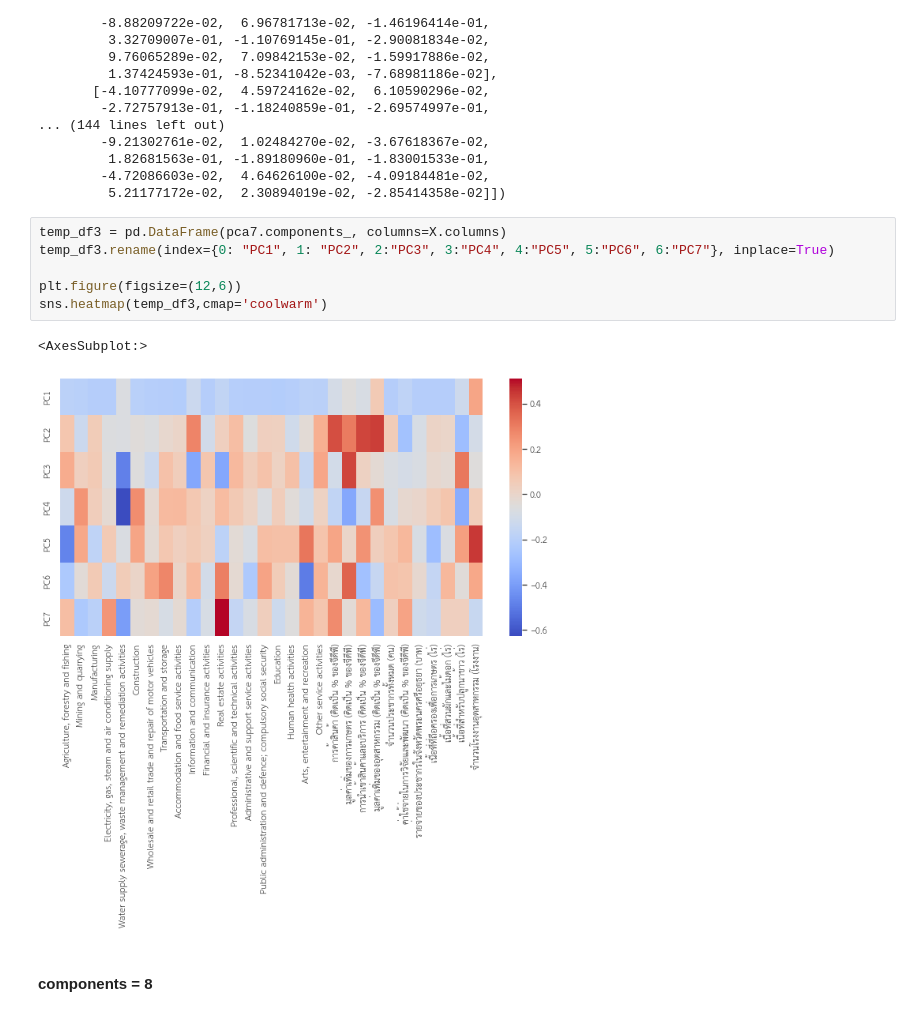
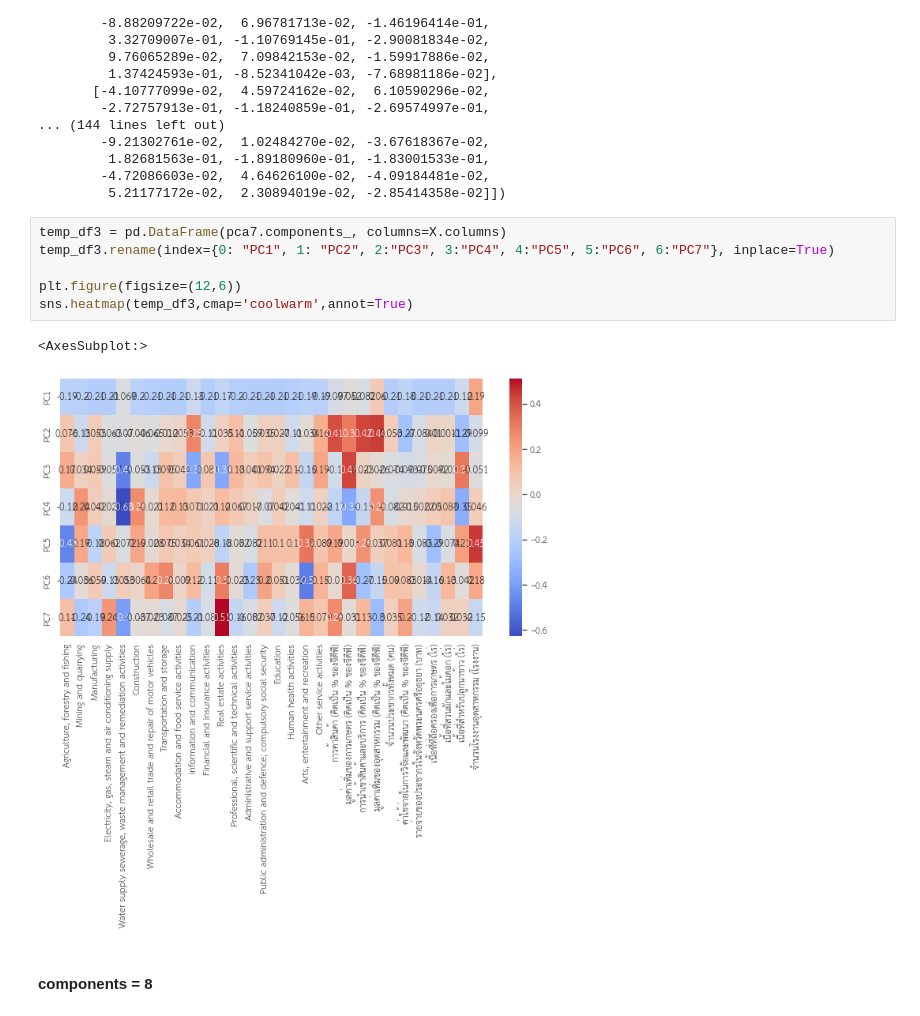
Before and after one commit to pant411/final_stat_pant, a Jupyter notebook: part1_dimen_ayth.ipynb, the cells around one changed output. Saved outputs shown, nothing was run; the diff lists cells and outputs as text.

```diff
--- a/part1_dimen_ayth.ipynb
+++ b/part1_dimen_ayth.ipynb
@@ -843,12 +865,12 @@ array([[-2.69016525e-02, -5.22621672e-02,  8.97644724e-03,
 # %%
 temp_df3 = pd.DataFrame(pca7.components_, columns=X.columns)
 temp_df3.rename(index={0: "PC1", 1: "PC2", 2:"PC3", 3:"PC4", 4:"PC5", 5:"PC6", 6:"PC7"}, inplace=True)
 
 plt.figure(figsize=(12,6))
-sns.heatmap(temp_df3,cmap='coolwarm')
+sns.heatmap(temp_df3,cmap='coolwarm',annot=True)
 # %% [output]
 <AxesSubplot:>
-[figure, old version]
+[figure, new version]
 # %% [markdown]
 #### components = 8
 # %%
```
Also changed, not shown: parts of 17 cells of this notebook, 10 other files.
